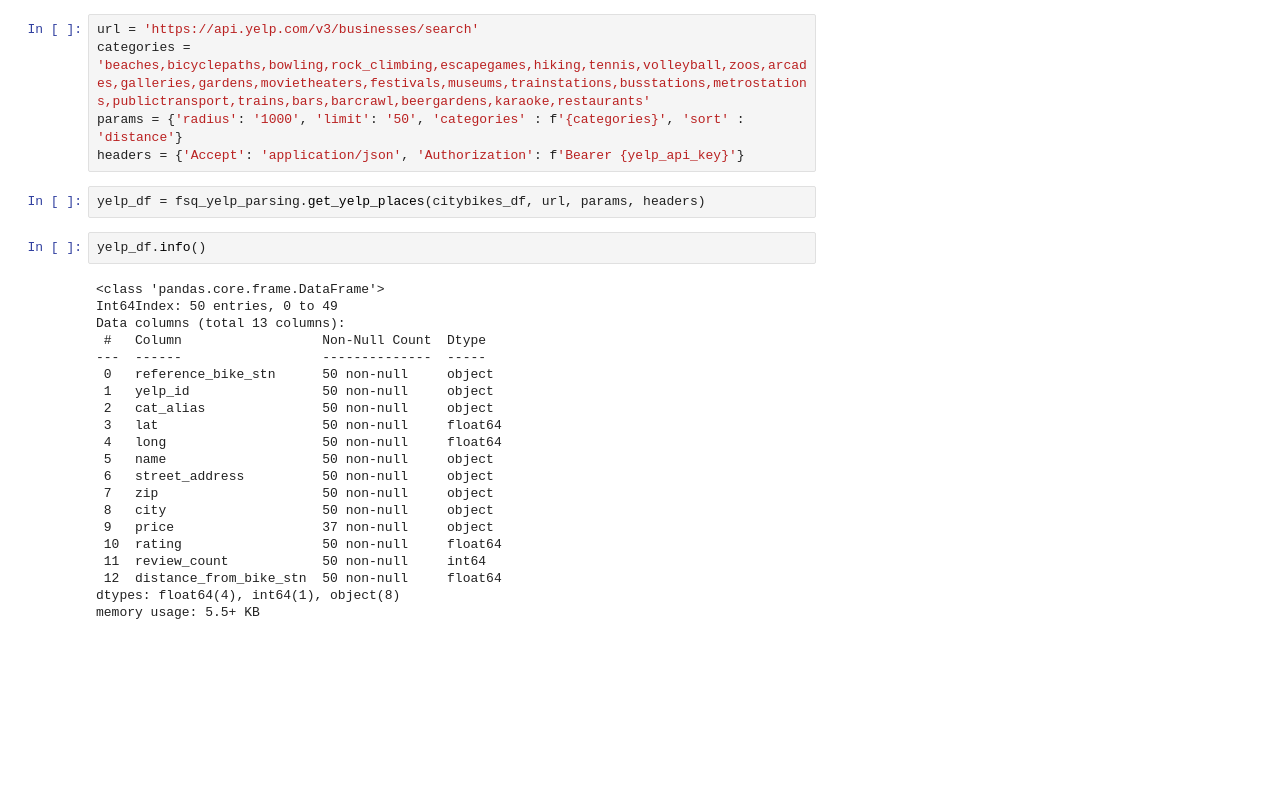
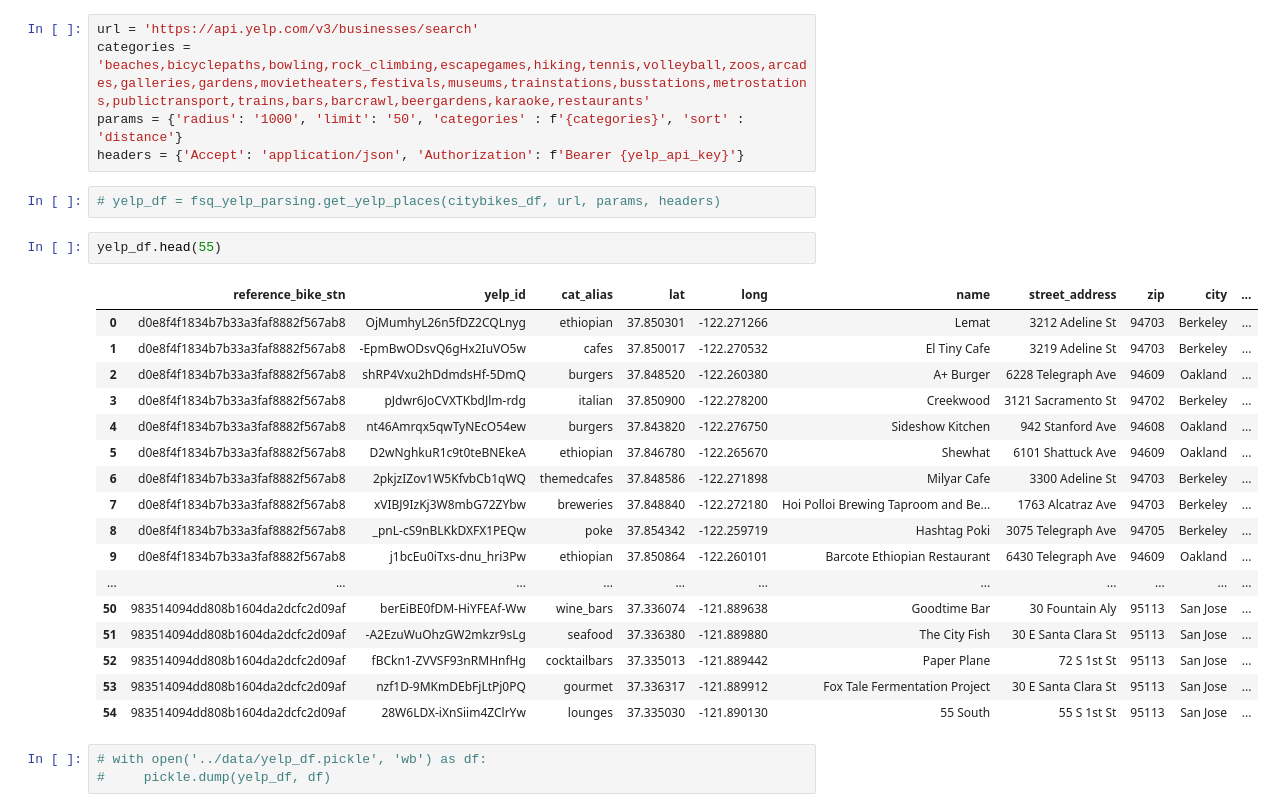
Before and after one commit to briggyx/biking_bayarea, a Jupyter notebook: docs/yelp_foursquare_EDA.ipynb, the cells around one changed output. Saved outputs shown, nothing was run; the diff lists cells and outputs as text; blank space fills up the shorter version.

```diff
--- a/docs/yelp_foursquare_EDA.ipynb
+++ b/docs/yelp_foursquare_EDA.ipynb
@@ -264,27 +266,27 @@ categories = 'beaches,bicyclepaths,bowling,rock_climbing,escapegames,hiking,tenn
 params = {'radius': '1000', 'limit': '50', 'categories' : f'{categories}', 'sort' : 'distance'}
 headers = {'Accept': 'application/json', 'Authorization': f'Bearer {yelp_api_key}'}
 # %%
-yelp_df = fsq_yelp_parsing.get_yelp_places(citybikes_df, url, params, headers)
+# yelp_df = fsq_yelp_parsing.get_yelp_places(citybikes_df, url, params, headers)
-# %%
-yelp_df.info()
-# %% [output]
-<class 'pandas.core.frame.DataFrame'>
-Int64Index: 50 entries, 0 to 49
-Data columns (total 13 columns):
- #   Column                  Non-Null Count  Dtype
----  ------                  --------------  -----
- 0   reference_bike_stn      50 non-null     object
- 1   yelp_id                 50 non-null     object
- 2   cat_alias               50 non-null     object
- 3   lat                     50 non-null     float64
- 4   long                    50 non-null     float64
- 5   name                    50 non-null     object
- 6   street_address          50 non-null     object
- 7   zip                     50 non-null     object
- 8   city                    50 non-null     object
- 9   price                   37 non-null     object
- 10  rating                  50 non-null     float64
- 11  review_count            50 non-null     int64
- 12  distance_from_bike_stn  50 non-null     float64
-dtypes: float64(4), int64(1), object(8)
-memory usage: 5.5+ KB
+# %%
+yelp_df.head(55)
+# %% [output]
+|  | reference_bike_stn | yelp_id | cat_alias | lat | long | name | street_address | zip | city | ... |
+| 0 | d0e8f4f1834b7b33a3faf8882f567ab8 | OjMumhyL26n5fDZ2CQLnyg | ethiopian | 37.850301 | -122.271266 | Lemat | 3212 Adeline St | 94703 | Berkeley | ... |
+| 1 | d0e8f4f1834b7b33a3faf8882f567ab8 | -EpmBwODsvQ6gHx2IuVO5w | cafes | 37.850017 | -122.270532 | El Tiny Cafe | 3219 Adeline St | 94703 | Berkeley | ... |
+| 2 | d0e8f4f1834b7b33a3faf8882f567ab8 | shRP4Vxu2hDdmdsHf-5DmQ | burgers | 37.848520 | -122.260380 | A+ Burger | 6228 Telegraph Ave | 94609 | Oakland | ... |
+| 3 | d0e8f4f1834b7b33a3faf8882f567ab8 | pJdwr6JoCVXTKbdJlm-rdg | italian | 37.850900 | -122.278200 | Creekwood | 3121 Sacramento St | 94702 | Berkeley | ... |
+| 4 | d0e8f4f1834b7b33a3faf8882f567ab8 | nt46Amrqx5qwTyNEcO54ew | burgers | 37.843820 | -122.276750 | Sideshow Kitchen | 942 Stanford Ave | 94608 | Oakland | ... |
+| 5 | d0e8f4f1834b7b33a3faf8882f567ab8 | D2wNghkuR1c9t0teBNEkeA | ethiopian | 37.846780 | -122.265670 | Shewhat | 6101 Shattuck Ave | 94609 | Oakland | ... |
+| 6 | d0e8f4f1834b7b33a3faf8882f567ab8 | 2pkjzIZov1W5KfvbCb1qWQ | themedcafes | 37.848586 | -122.271898 | Milyar Cafe | 3300 Adeline St | 94703 | Berkeley | ... |
+| 7 | d0e8f4f1834b7b33a3faf8882f567ab8 | xVIBJ9IzKj3W8mbG72ZYbw | breweries | 37.848840 | -122.272180 | Hoi Polloi Brewing Taproom and Be... | 1763 Alcatraz Ave | 94703 | Berkeley | ... |
+| 8 | d0e8f4f1834b7b33a3faf8882f567ab8 | _pnL-cS9nBLKkDXFX1PEQw | poke | 37.854342 | -122.259719 | Hashtag Poki | 3075 Telegraph Ave | 94705 | Berkeley | ... |
+| 9 | d0e8f4f1834b7b33a3faf8882f567ab8 | j1bcEu0iTxs-dnu_hri3Pw | ethiopian | 37.850864 | -122.260101 | Barcote Ethiopian Restaurant | 6430 Telegraph Ave | 94609 | Oakland | ... |
+| ... | ... | ... | ... | ... | ... | ... | ... | ... | ... | ... |
+| 50 | 983514094dd808b1604da2dcfc2d09af | berEiBE0fDM-HiYFEAf-Ww | wine_bars | 37.336074 | -121.889638 | Goodtime Bar | 30 Fountain Aly | 95113 | San Jose | ... |
+| 51 | 983514094dd808b1604da2dcfc2d09af | -A2EzuWuOhzGW2mkzr9sLg | seafood | 37.336380 | -121.889880 | The City Fish | 30 E Santa Clara St | 95113 | San Jose | ... |
+| 52 | 983514094dd808b1604da2dcfc2d09af | fBCkn1-ZVVSF93nRMHnfHg | cocktailbars | 37.335013 | -121.889442 | Paper Plane | 72 S 1st St | 95113 | San Jose | ... |
+| 53 | 983514094dd808b1604da2dcfc2d09af | nzf1D-9MKmDEbFjLtPj0PQ | gourmet | 37.336317 | -121.889912 | Fox Tale Fermentation Project | 30 E Santa Clara St | 95113 | San Jose | ... |
+| 54 | 983514094dd808b1604da2dcfc2d09af | 28W6LDX-iXnSiim4ZClrYw | lounges | 37.335030 | -121.890130 | 55 South | 55 S 1st St | 95113 | San Jose | ... |
+# %%
+# with open('../data/yelp_df.pickle', 'wb') as df:
+#     pickle.dump(yelp_df, df)
```
Also changed, not shown: parts of 10 cells of this notebook, 4 other files.
